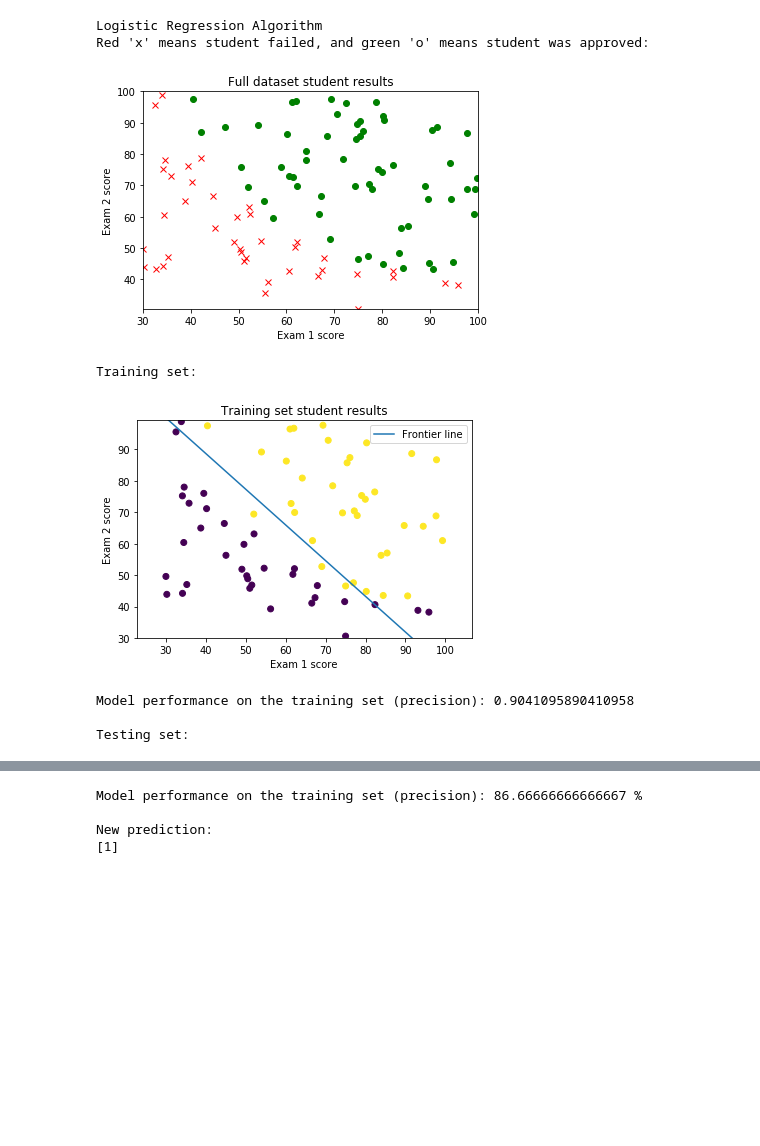
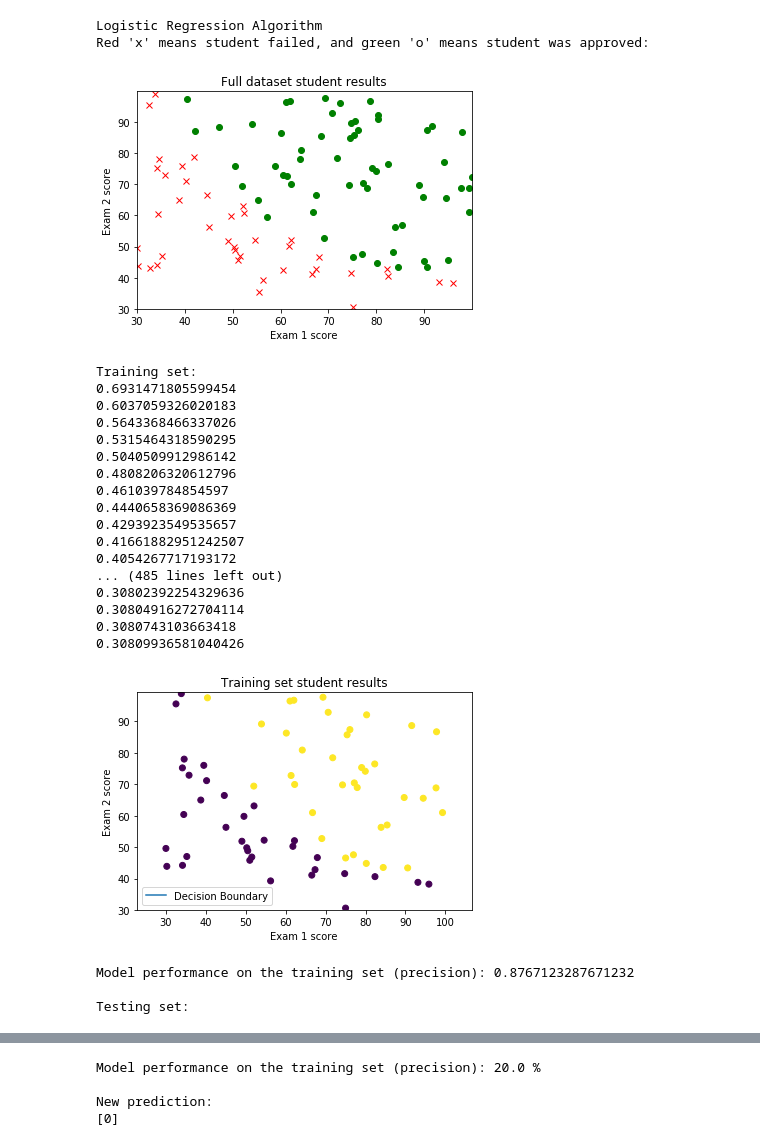
Before and after one commit to Pablomoto1000/logisticRegression, a Jupyter notebook: logisticRegression.ipynb, the cells around one changed output, grey strips where cells are left out. Saved outputs shown, nothing was run; the diff lists cells and outputs as text; code cells hidden in the pictures; blank space fills up the shorter version.

```diff
--- a/logisticRegression.ipynb
+++ b/logisticRegression.ipynb
@@ -4,6 +4,7 @@ import string, math
 import numpy as np
 from matplotlib import pyplot as plt
 from sklearn.metrics import f1_score
+from pylab import *
 np.seterr(all = 'warn')
 %matplotlib inline
 
@@ -18,6 +19,7 @@ def preprocess():
 
         # Separate features from results
         X, y = dataset[:, :-1], dataset[:, 2:]
+#         X = np.square(X)
         y = y.astype(int)
         print("Logistic Regression Algorithm")
         print("Red 'x' means student failed, and green 'o' means student was approved: ")
@@ -31,8 +33,7 @@ def preprocess():
                 plt.plot(X[i,0],X[i,1], 'go')
             else:
                 plt.plot(X[i,0],X[i,1], 'rx')
-        plt.axis([min(X[:,0]), 100, min(X[:,1]), 100])
-
+        plt.axis([np.amin(X), np.amax(X), np.amin(X), np.amax(X)])
         plt.show()
 
         # Divide dataset into test set (70%) and train set (30%) and separate into x_train, y_train, x_test, y_test
@@ -45,6 +46,7 @@ def preprocess():
 def sigmoid(matrix):
     return 1.0 / (1 + np.exp(-matrix))
 
+# Error mean
 def logistic_loss(y, y_hat):
     return -np.mean(y * np.log(y_hat) + (1-y) * np.log(1 - y_hat))
 
@@ -54,9 +56,10 @@ def gradient_descent(x_train, y_train, step_size, iterations):
     w = np.zeros((2,1))
     b = np.zeros((1,1))
     m = len(y_train)
+    x2 = np.square(x_train)
     # Training process
     for epoch in range(iterations):
-        z = np.matmul(x_train, w) + b
+        z = np.matmul(x_train, w) + b + np.matmul(x2, w)
         a = sigmoid(z)
         loss = logistic_loss(y_train, a)
 
@@ -70,12 +73,12 @@ def gradient_descent(x_train, y_train, step_size, iterations):
         b = b - step_size * db
 
         # Uncomment to check the loss reduction on the training
-        # if epoch % 100 == 0:
-        #   print(loss)
+        if epoch % 10000 == 0:
+            print(loss)
 
     # Plot training results
     plt.title("Training set student results")
-    plot(x_train, y_train, bias_array, w_array)
+    plot(x_train, y_train, b, w)
 
     # Check model performance
     preds = []
@@ -99,7 +102,7 @@ def plot(x, y, b, w):
     yvals = -(xvals * w[0][0] + b) / w[1][0]
     plt.plot(xvals, yvals)
     plt.ylim(np.amin(x), np.amax(x))
-    plt.legend(['Frontier line'])
+    plt.legend(['Decision Boundary'])
     plt.show()
 
 # Predict wheter a student will pass or not
@@ -128,37 +131,57 @@ def test_set_predicting(x, y, w, b):
     for i in range(len(test_results)):
         if int(y[i]) != test_results[i]:
             counter += 1
     accuracy = 100 - ((100 * counter) / len(test_results))
     print('Model performance on the training set (precision):', accuracy, '%')
 
 # Start App
 if __name__ == '__main__':
     # Get data
     x_train, y_train, x_test, y_test = preprocess()
 
     # Step size (gradient descent)
     step_size = 0.002799
+    step_size = 0.000008
+#     step_size = 0.0000002
+
 
     # Number of iterations (epochs)
-    iterations = 3000
+#     iterations = 3000000
+    iterations = 5000000
 
     # Execute the training algorithm
     print('\nTraining set:')
     w_array, bias_array, z = gradient_descent(x_train, y_train, step_size, iterations)
 
     # Predict the test set to check the accuracy of the model
     print('\nTesting set:')
     test_set_predicting(x_test, y_test, w_array, bias_array)
 
     # Test new entry
     print('\nNew prediction: ')
     test_preds = print(predict([84.43281996120035,43.53339331072109], w_array, bias_array))
 # %% [output]
 Logistic Regression Algorithm
 Red 'x' means student failed, and green 'o' means student was approved:
-[figure, old version]
+[figure, new version]
 Training set:
+0.6931471805599454
+0.6037059326020183
+0.5643368466337026
+0.5315464318590295
+0.5040509912986142
+0.4808206320612796
+0.461039784854597
+0.4440658369086369
+0.4293923549535657
+0.41661882951242507
+0.4054267717193172
+... (485 lines left out)
+0.30802392254329636
+0.30804916272704114
+0.3080743103663418
+0.30809936581040426
-[figure, old version]
+[figure, new version]
-Model performance on the training set (precision): 0.9041095890410958
+Model performance on the training set (precision): 0.8767123287671232
 
 Testing set:
@@ -166,4 +189,4 @@ Testing set:
-Model performance on the training set (precision): 86.66666666666667 %
+Model performance on the training set (precision): 20.0 %
 
 New prediction:
-[1]
+[0]
```
Also changed, not shown: parts of 1 cell of this notebook.
